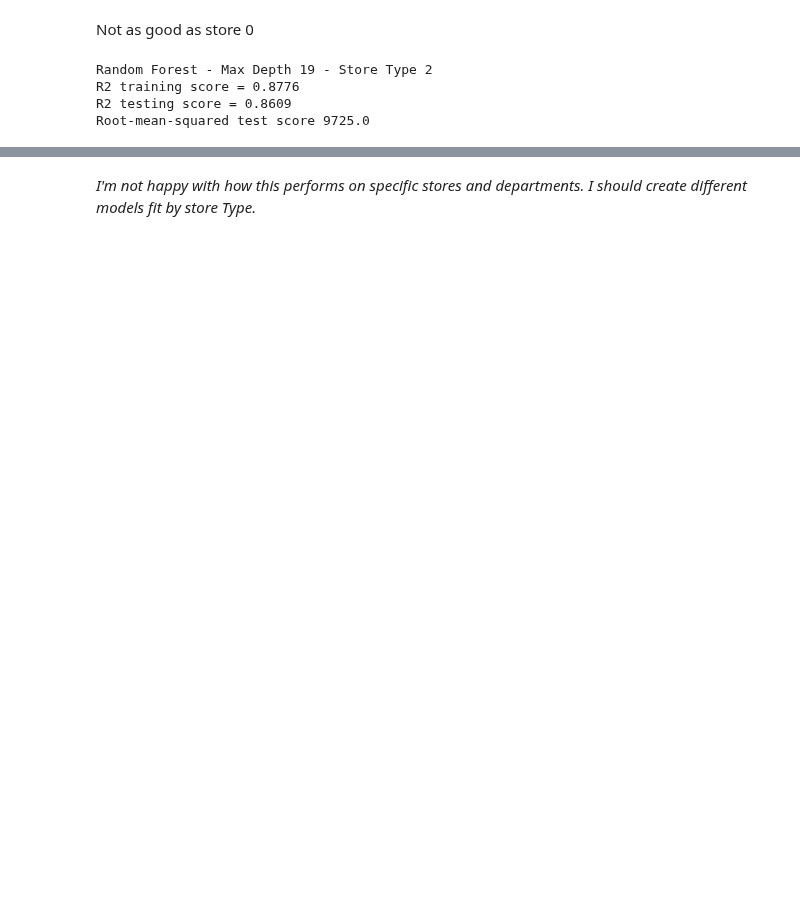
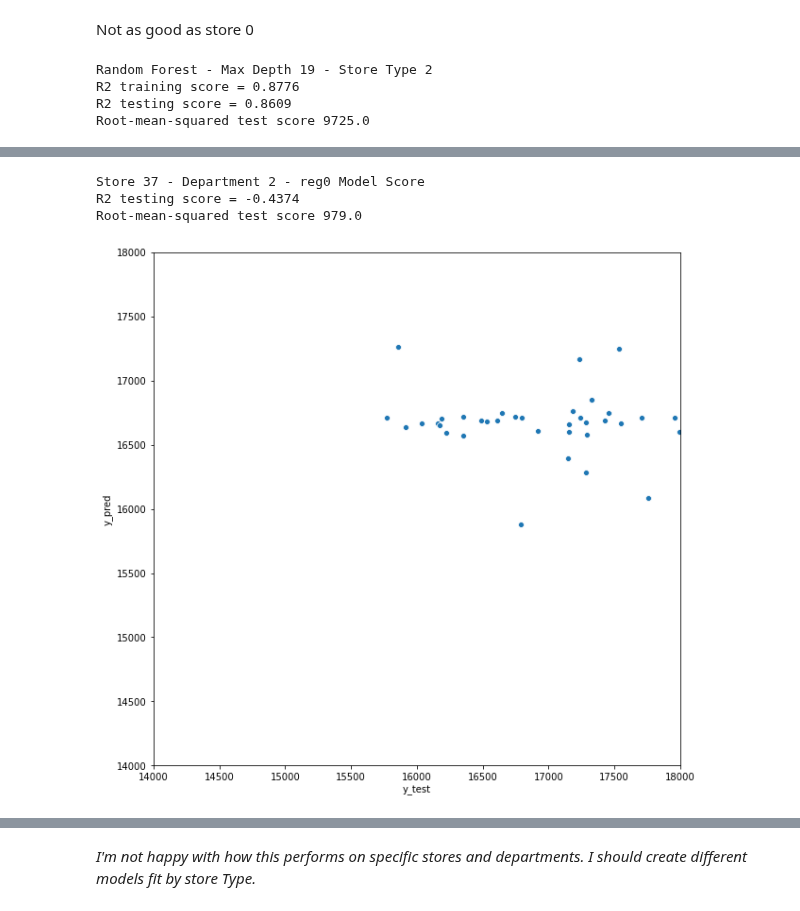
Before and after one commit to Dylan-C-Neal/capstone1-retail_forecasting, a Jupyter notebook: notebooks/C1S4-Modeling.ipynb, the cells around one changed output, grey strips where cells are left out. Cells and saved outputs as stored; diff of their text form; code cells hidden in the pictures; blank space fills up the shorter version.

Commit message:
Saving progress on modeling

```diff
--- a/notebooks/C1S4-Modeling.ipynb
+++ b/notebooks/C1S4-Modeling.ipynb
@@ -370,0 +379,24 @@ round(r2_score(S2D2y_test, S2D2y_pred), 2)
+# %%
+S37D2X_test0 = X_test0.loc[S37mask0].loc[D2mask0]
+S37D2X_test0IDX = S37D2X_test0.index
+# %%
+S37D2y_test0 = y_test0.loc[S37D2X_test0IDX]
+# %%
+S37D2y_pred0 = reg0.predict(S37D2X_test0)
+# %%
+print('Store 37 - Department 2 - reg0 Model Score')
+print('R2 testing score = ' + str(round(r2_score(S37D2y_test0, S37D2y_pred0), 4)))
+print('Root-mean-squared test score ' + str(round(mean_squared_error(S37D2y_test0, S37D2y_pred0, squared=False))))
+# %% [output]
+Store 37 - Department 2 - reg0 Model Score
+R2 testing score = -0.4374
+Root-mean-squared test score 979.0
+# %%
+S37D2df = pd.DataFrame({'y_test':np.ravel(S37D2y_test0), 'y_pred':S37D2y_pred0})
+# %%
+_ = plt.figure(figsize=(10,10))
+_ = sns.scatterplot(x='y_test', y='y_pred', data=S37D2df)
+_ = plt.xlim(14000, 18000)
+_ = plt.ylim(14000, 18000)
+# %% [output]
+[figure, added]
```
Also changed, not shown: parts of 39 cells of this notebook.
